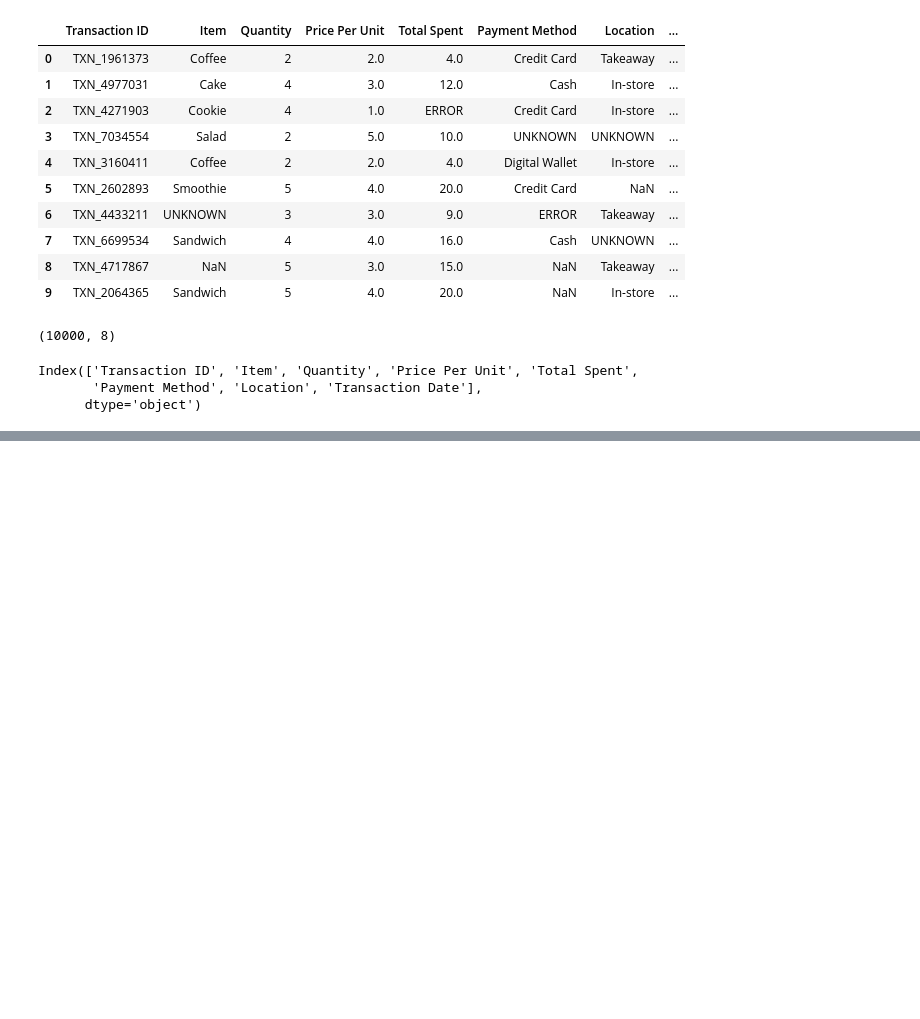
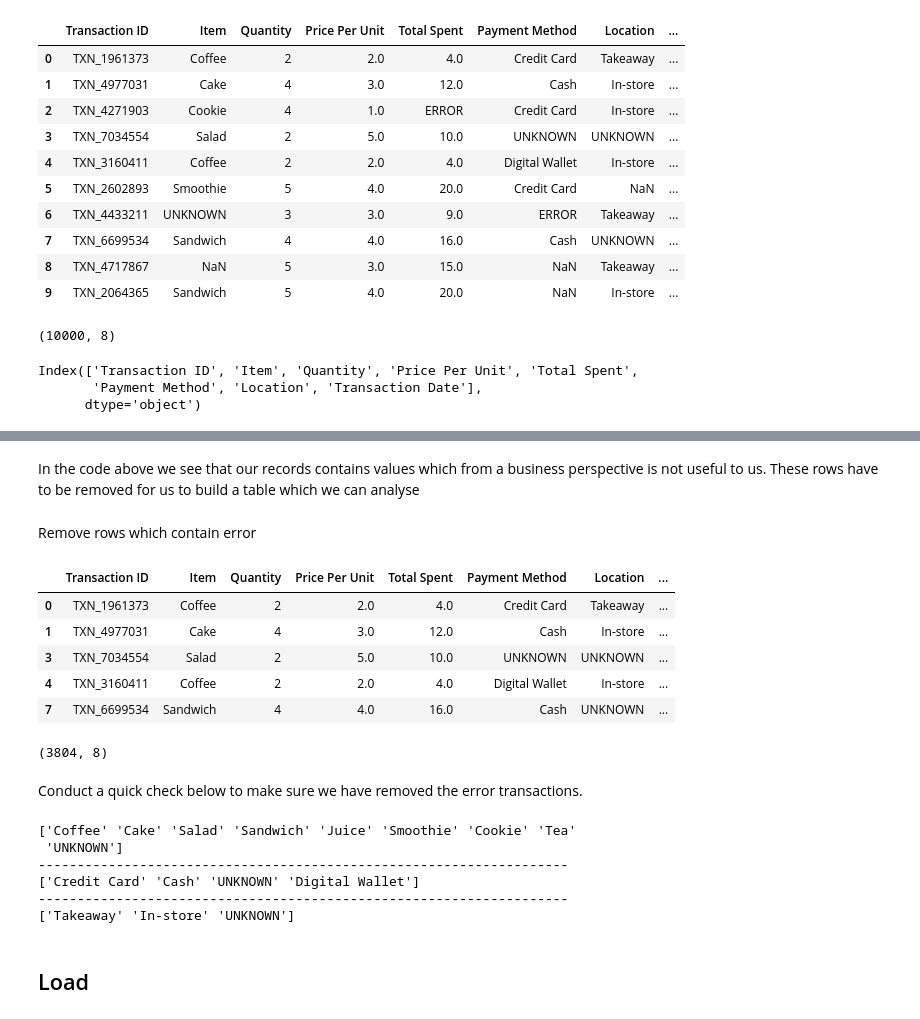
Before and after one commit to Cemil98/ETL_Project_06_25, a Jupyter notebook: ETL_Project_06_25-Cafe_Sales.ipynb, the cells around one changed output, grey strips where cells are left out. Saved outputs shown, nothing was run; the diff lists cells and outputs as text; code cells hidden in the pictures; blank space fills up the shorter version.

```diff
--- a/ETL_Project_06_25-Cafe_Sales.ipynb
+++ b/ETL_Project_06_25-Cafe_Sales.ipynb
@@ -41,0 +101,44 @@ Index(['Transaction ID', 'Item', 'Quantity', 'Price Per Unit', 'Total Spent',
+# %% [markdown]
+In the code above we see that our records contains values which from a business perspective is not useful to us. These rows have to be removed for us to build a table which we can analyse
+# %% [markdown]
+Remove rows which contain error
+# %%
+filtered_cafe_sales_df = cafe_sales_df[ (cafe_sales_df['Location'] != 'ERROR') &
+                                        (cafe_sales_df['Payment Method'] != 'ERROR') &
+                                        (cafe_sales_df['Item'] != 'ERROR') &
+                                        (cafe_sales_df['Total Spent'] != 'ERROR')  &
+                                        (cafe_sales_df['Transaction Date'] != 'ERROR')  &
+                                        (cafe_sales_df['Price Per Unit'] != 'ERROR')]
+# %%
+filtered_cafe_sales_df.head()
+# %% [output]
+|  | Transaction ID | Item | Quantity | Price Per Unit | Total Spent | Payment Method | Location | ... |
+| 0 | TXN_1961373 | Coffee | 2 | 2.0 | 4.0 | Credit Card | Takeaway | ... |
+| 1 | TXN_4977031 | Cake | 4 | 3.0 | 12.0 | Cash | In-store | ... |
+| 3 | TXN_7034554 | Salad | 2 | 5.0 | 10.0 | UNKNOWN | UNKNOWN | ... |
+| 4 | TXN_3160411 | Coffee | 2 | 2.0 | 4.0 | Digital Wallet | In-store | ... |
+| 7 | TXN_6699534 | Sandwich | 4 | 4.0 | 16.0 | Cash | UNKNOWN | ... |
+# %%
+filtered_cafe_sales_df.shape
+# %% [output]
+(3804, 8)
+# %% [markdown]
+Conduct a quick check below to make sure we have removed the error transactions.
+# %%
+unique_item = filtered_cafe_sales_df['Item'].unique()
+print(unique_item)
+print('--------------------------------------------------------------------')
+unique_payment = filtered_cafe_sales_df['Payment Method'].unique()
+print(unique_payment)
+print('--------------------------------------------------------------------')
+unique_location = filtered_cafe_sales_df['Location'].unique()
+print(unique_location)
+# %% [output]
+['Coffee' 'Cake' 'Salad' 'Sandwich' 'Juice' 'Smoothie' 'Cookie' 'Tea'
+ 'UNKNOWN']
+--------------------------------------------------------------------
+['Credit Card' 'Cash' 'UNKNOWN' 'Digital Wallet']
+--------------------------------------------------------------------
+['Takeaway' 'In-store' 'UNKNOWN']
+# %% [markdown]
+## Load
```
Also changed, not shown: parts of 6 cells of this notebook.
